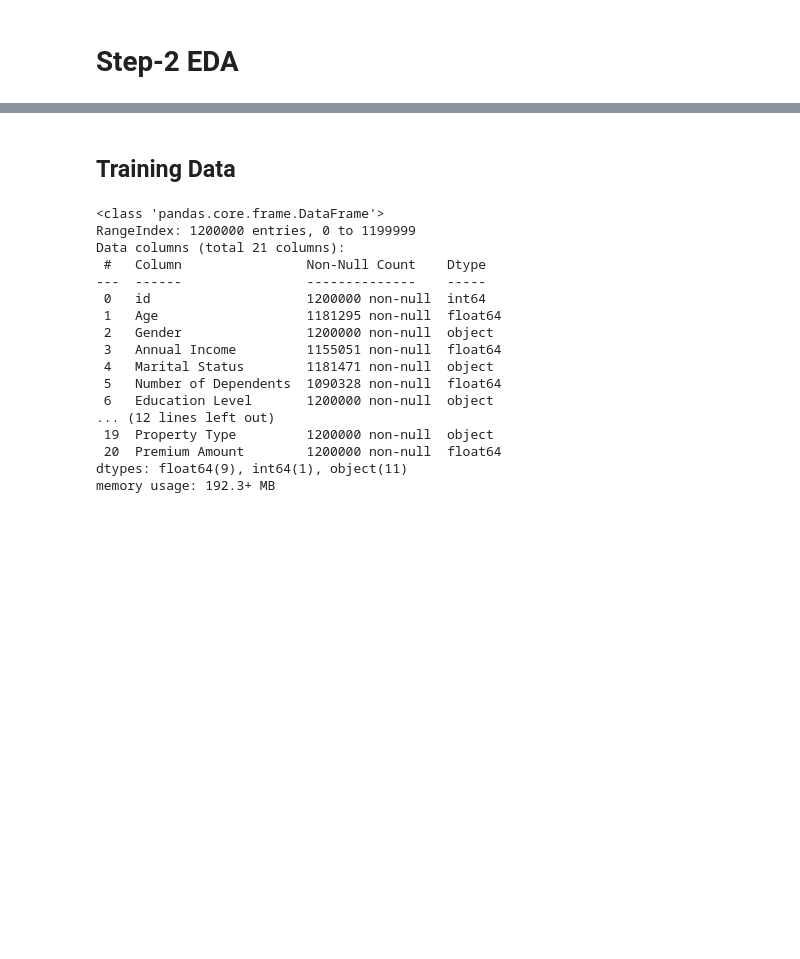
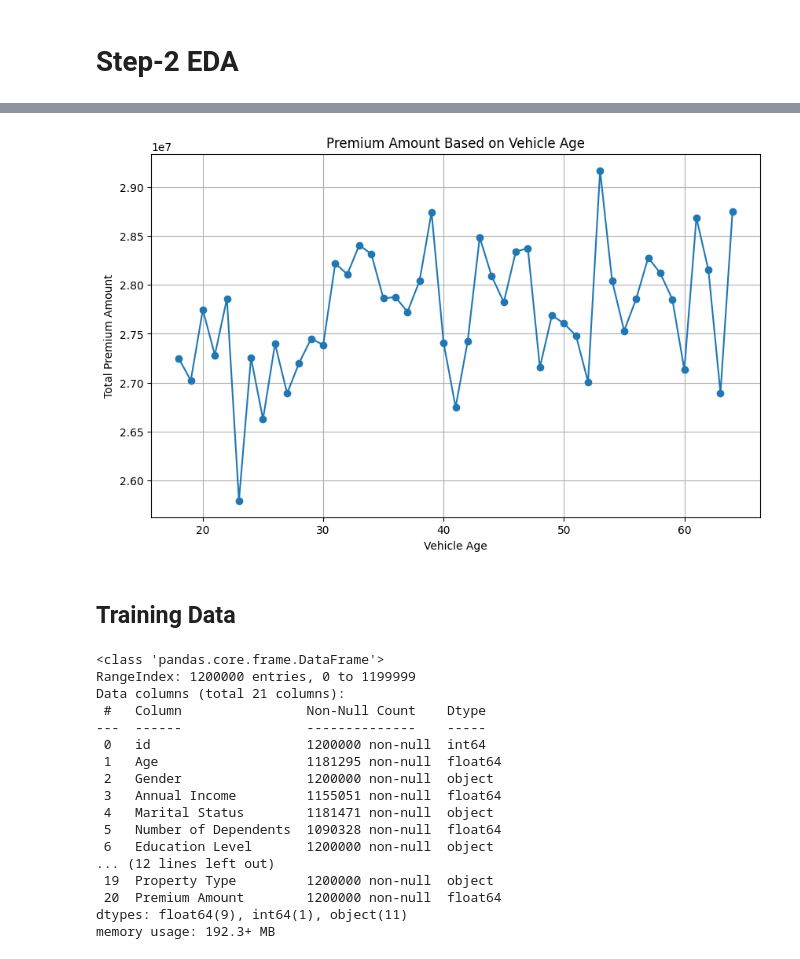
Before and after one commit to ameygawade/DataScience-Kaggle-Competition-Insurance-Dataset, a Jupyter notebook: competition_insurance.ipynb, the cells around one changed output, grey strips where cells are left out. Saved outputs shown, nothing was run; the diff lists cells and outputs as text; code cells hidden in the pictures; blank space fills up the shorter version.

```diff
--- a/competition_insurance.ipynb
+++ b/competition_insurance.ipynb
@@ -79,3 +115,23 @@ df_train.head()
+# %%
+import matplotlib.pyplot as plt
+
+# Grouping and aggregating data
+vehicle_age_premium = df_train.groupby('Age')['Premium Amount'].sum()
+
+# Plotting
+plt.figure(figsize=(10, 6))
+plt.plot(vehicle_age_premium.index, vehicle_age_premium.values, marker='o', linestyle='-')
+
+# Adding labels and title
+plt.title("Premium Amount Based on Vehicle Age")
+plt.xlabel("Vehicle Age")
+plt.ylabel("Total Premium Amount")
+plt.grid(True)
+
+# Display the plot
+plt.show()
+# %% [output]
+[figure, added]
 # %% [markdown]
 ## Training Data
 # %%
```
Also changed, not shown: parts of 123 cells of this notebook.
